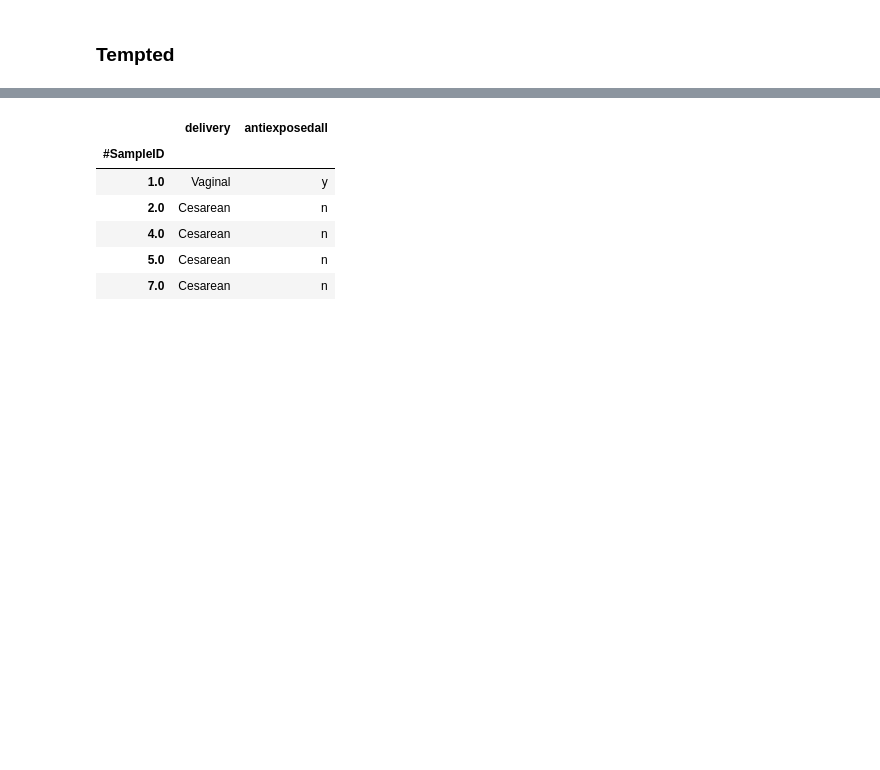
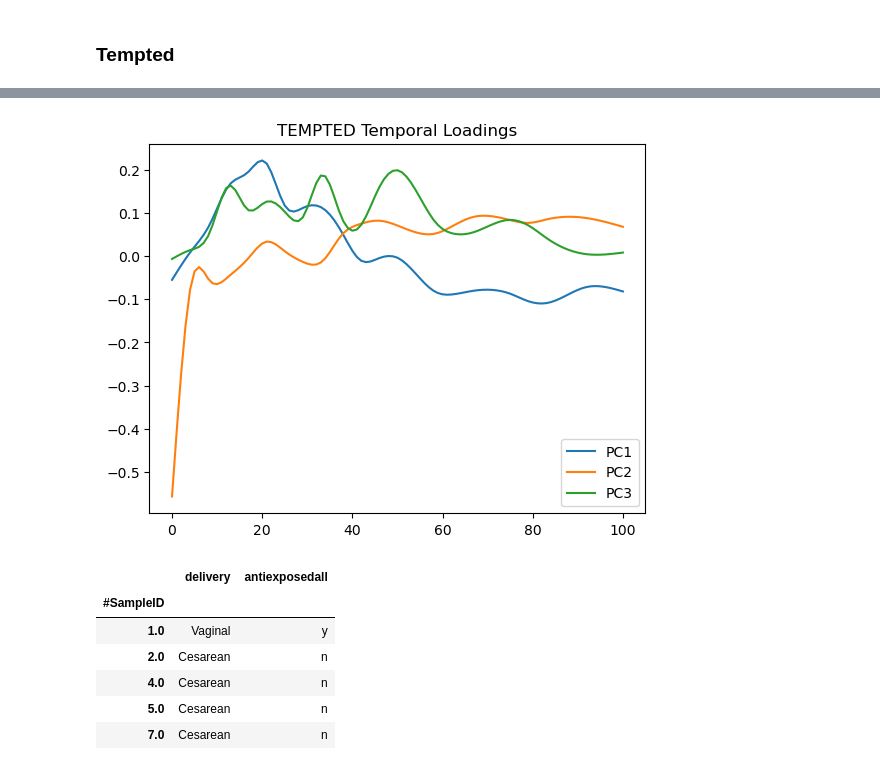
Before and after one commit to Biacordazzo/bia_gemelli, a Jupyter notebook: gemelli/joint_ctf.ipynb, the cells around one changed output, grey strips where cells are left out. Saved outputs shown, nothing was run; the diff lists cells and outputs as text; code cells hidden in the pictures; blank space fills up the shorter version.

```diff
--- a/gemelli/joint_ctf.ipynb
+++ b/gemelli/joint_ctf.ipynb
@@ -1254,14 +1263,14 @@ data_path = '../ipynb/tutorials/'
 # %% [markdown]
 ### CTF
 # %%
-dataset = 'IBD-2538/'
+# dataset = 'IBD-2538/'
 
-# import table(s)
-table = biom.load_table('{}{}data/table.biom'.format(data_path, dataset))
-# import metadata
-metadata = pd.read_csv('{}{}data/metadata.tsv'.format(data_path, dataset), sep='\t',
-                       dtype={'sample_name':'str'}).set_index('sample_name')
-# import taxonomy
-taxonomy = pd.read_csv('{}{}data/taxonomy.tsv'.format(data_path, dataset), sep='\t',
-                       index_col=0, dtype={'sample_name':'str'})
+# # import table(s)
+# table = biom.load_table('{}{}data/table.biom'.format(data_path, dataset))
+# # import metadata
+# metadata = pd.read_csv('{}{}data/metadata.tsv'.format(data_path, dataset), sep='\t',
+#                        dtype={'sample_name':'str'}).set_index('sample_name')
+# # import taxonomy
+# taxonomy = pd.read_csv('{}{}data/taxonomy.tsv'.format(data_path, dataset), sep='\t',
+#                        index_col=0, dtype={'sample_name':'str'})
 # %%
@@ -1338,5 +1352,5 @@ table_transformed = clr_transformation(table)
 # %%
-tempted_res = tempted_factorize(table=table_transformed,
+tempted_res = tempted_factorize(table=table,
                                 sample_metadata=metadata,
                                 individual_id_column='host_subject_id',
                                 state_column='month')
@@ -1415,3 +1533,10 @@ display(eigenvalues)
+# %%
+plt.plot(tempted_res[1][['PC1', 'PC2', 'PC3']], label=['PC1', 'PC2', 'PC3'])
+plt.legend()
+plt.title("TEMPTED Temporal Loadings")
+plt.show()
+# %% [output]
+[figure, added]
 # %%
 # first we import the metdata into pandas
 mf = pd.read_csv('{}{}metadata.tsv'.format(data_path, dataset), sep='\t', index_col=0)
```
Also changed, not shown: parts of 27 cells of this notebook, 1 other file.
